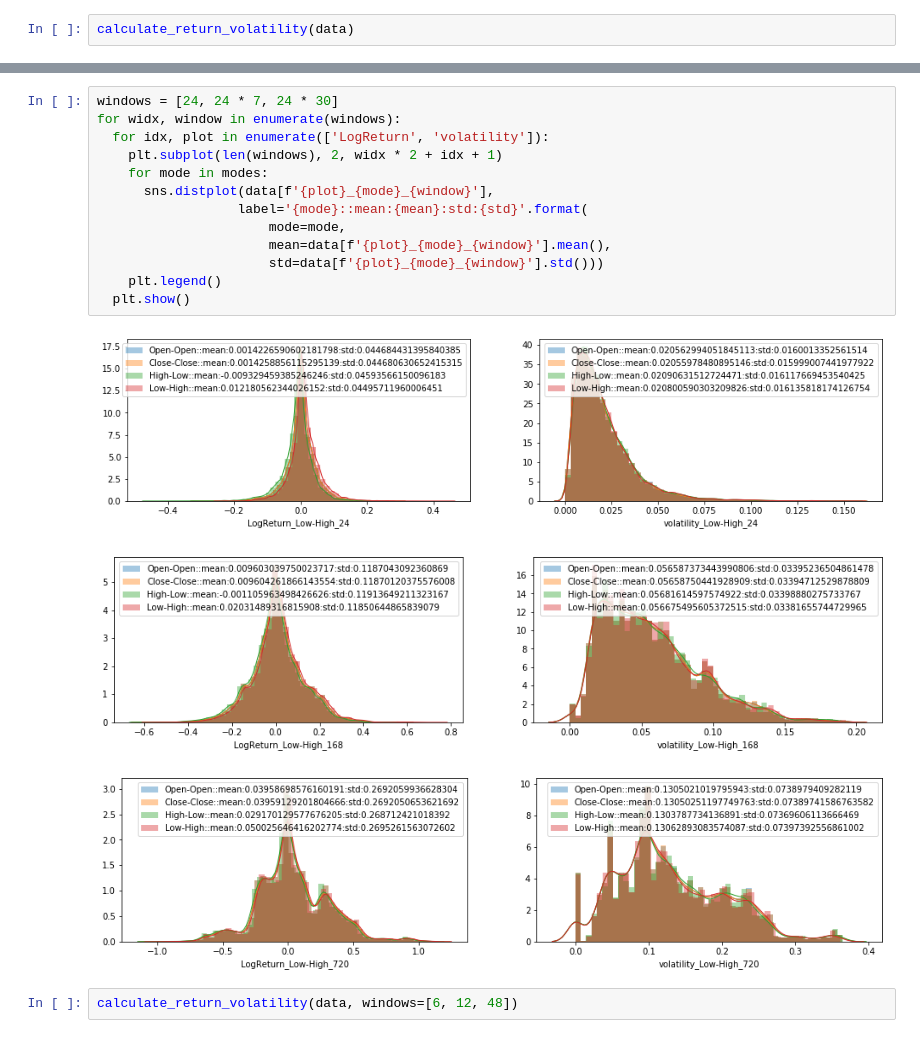
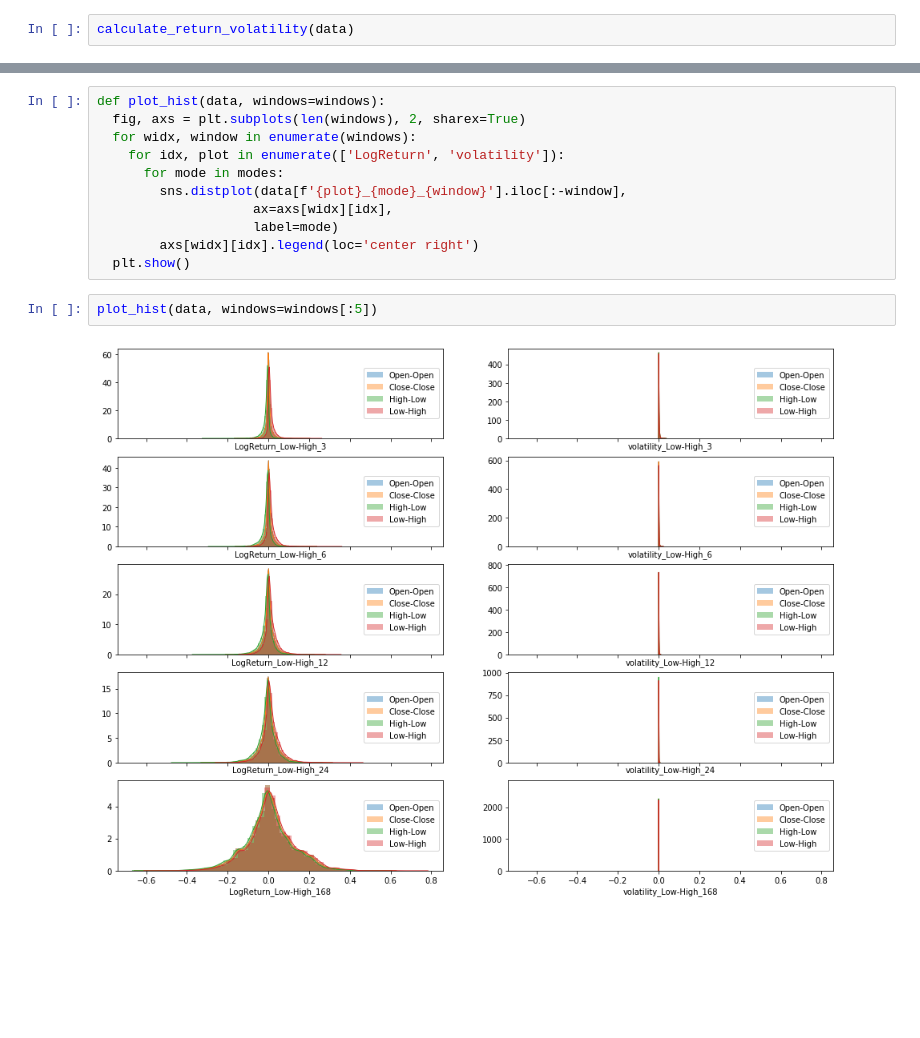
Before and after one commit to Lubricy/notebooks, a Jupyter notebook: volatility.ipynb, the cells around one changed output, grey strips where cells are left out. Cells and saved outputs as stored; diff of their text form; blank space fills up the shorter version.

```diff
--- a/volatility.ipynb
+++ b/volatility.ipynb
@@ -113,19 +120,15 @@ plot_diff('volatility', data, bars=[1,2])
 # %%
-windows = [24, 24 * 7, 24 * 30]
-for widx, window in enumerate(windows):
-  for idx, plot in enumerate(['LogReturn', 'volatility']):
-    plt.subplot(len(windows), 2, widx * 2 + idx + 1)
-    for mode in modes:
-      sns.distplot(data[f'{plot}_{mode}_{window}'],
-                  label='{mode}::mean:{mean}:std:{std}'.format(
-                      mode=mode,
-                      mean=data[f'{plot}_{mode}_{window}'].mean(),
-                      std=data[f'{plot}_{mode}_{window}'].std()))
-    plt.legend()
+def plot_hist(data, windows=windows):
+  fig, axs = plt.subplots(len(windows), 2, sharex=True)
+  for widx, window in enumerate(windows):
+    for idx, plot in enumerate(['LogReturn', 'volatility']):
+      for mode in modes:
+        sns.distplot(data[f'{plot}_{mode}_{window}'].iloc[:-window],
+                    ax=axs[widx][idx],
+                    label=mode)
+        axs[widx][idx].legend(loc='center right')
   plt.show()
-# %% [output]
-[figure, removed]
-[figure, removed]
-[figure, removed]
-# %%
-calculate_return_volatility(data, windows=[6, 12, 48])
+# %%
+plot_hist(data, windows=windows[:5])
+# %% [output]
+[figure, added]
```
Also changed, not shown: parts of 13 cells of this notebook.
